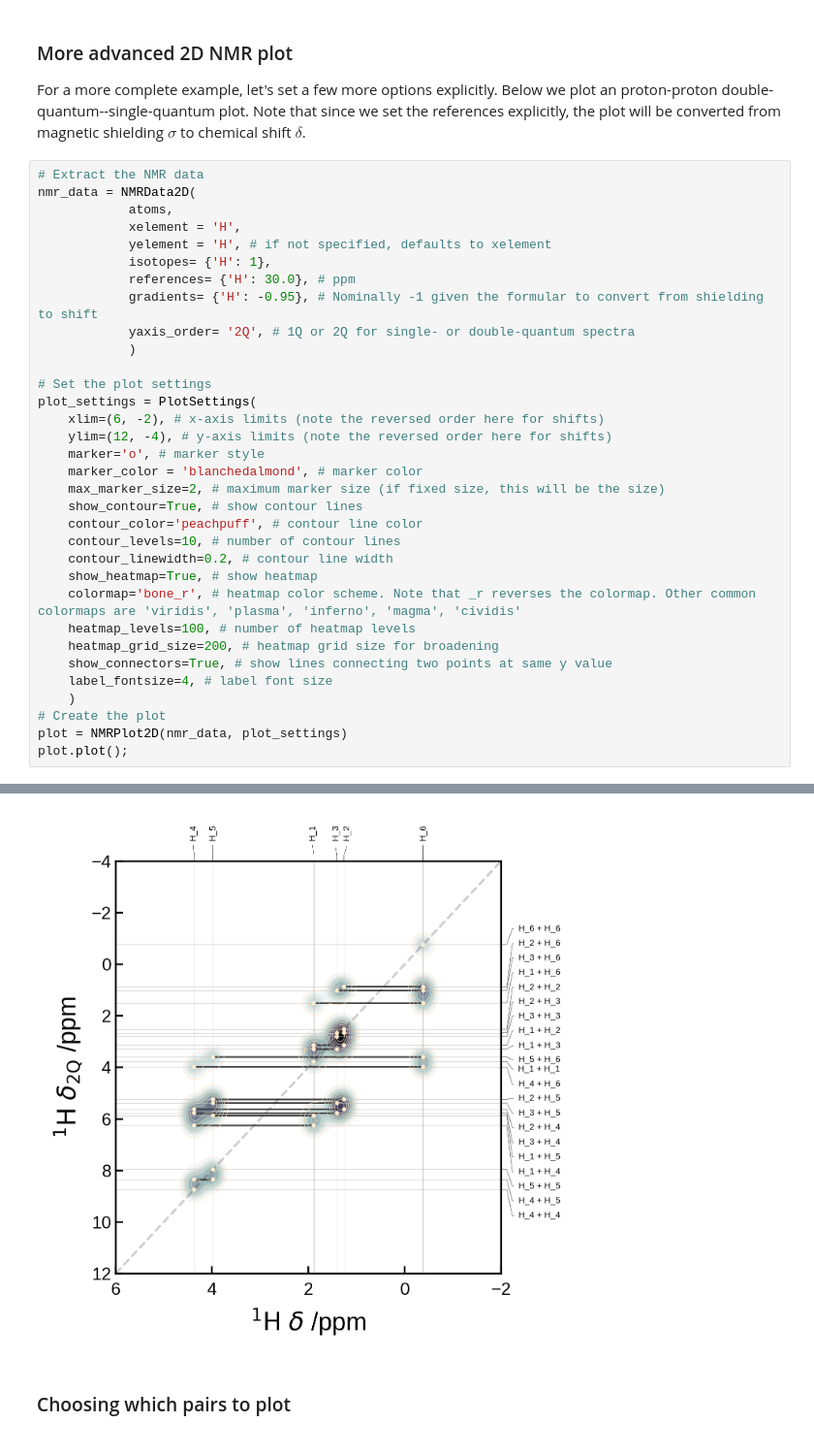
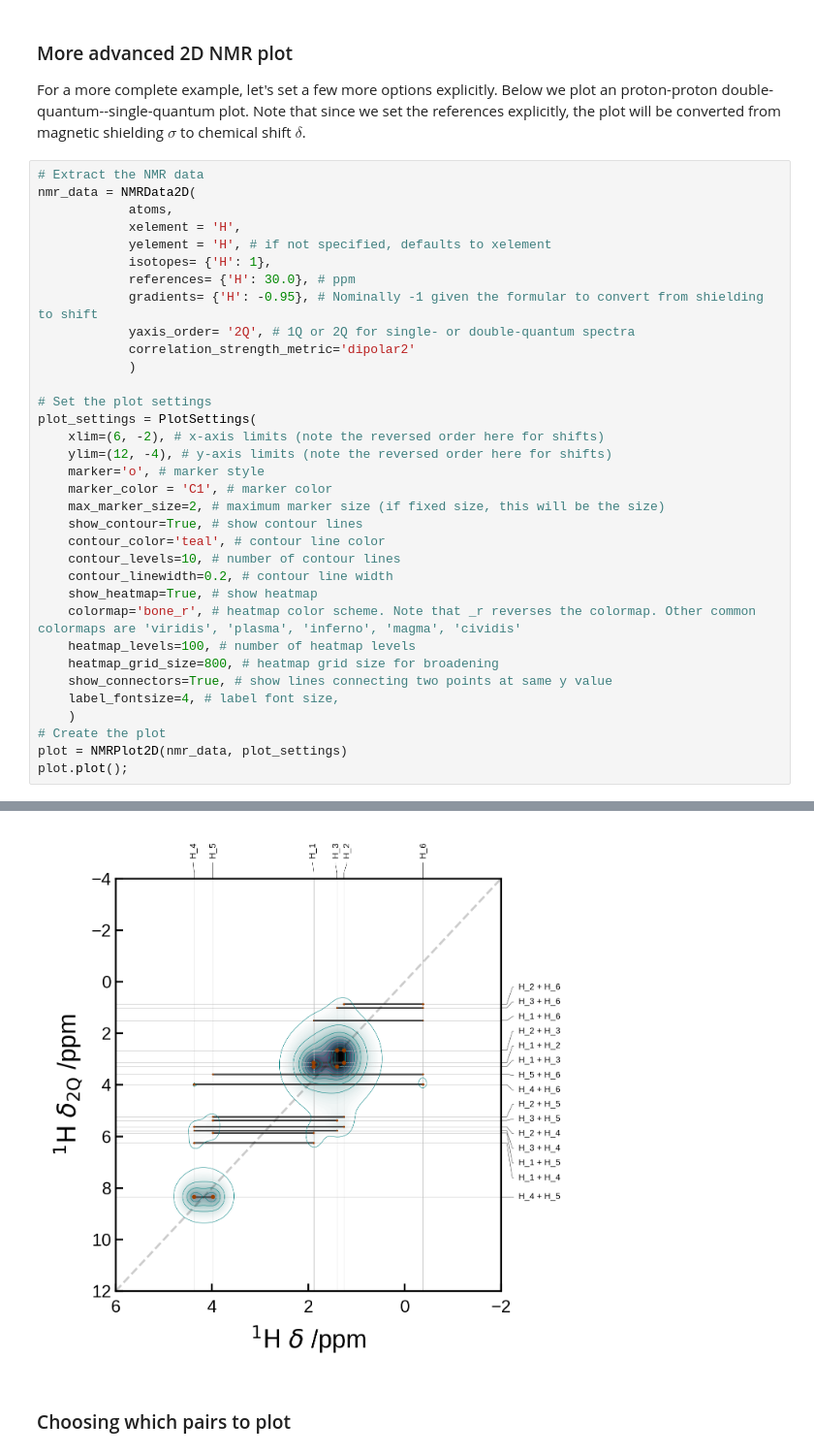
Before and after one commit to CCP-NC/soprano, a Jupyter notebook: tutorials/05-nmr.ipynb, the cells around one changed output, grey strips where cells are left out. Shown at 97% size. Cells and saved outputs as stored; diff of their text form.

```diff
--- a/tutorials/05-nmr.ipynb
+++ b/tutorials/05-nmr.ipynb
@@ -539,38 +540,39 @@ For a more complete example, let's set a few more options explicitly. Below we p
 # Extract the NMR data
 nmr_data = NMRData2D(
             atoms,
             xelement = 'H',
             yelement = 'H', # if not specified, defaults to xelement
             isotopes= {'H': 1},
             references= {'H': 30.0}, # ppm
             gradients= {'H': -0.95}, # Nominally -1 given the formular to convert from shielding to shift
             yaxis_order= '2Q', # 1Q or 2Q for single- or double-quantum spectra
+            correlation_strength_metric='dipolar2'
             )
 
 # Set the plot settings
 plot_settings = PlotSettings(
     xlim=(6, -2), # x-axis limits (note the reversed order here for shifts)
     ylim=(12, -4), # y-axis limits (note the reversed order here for shifts)
     marker='o', # marker style
-    marker_color = 'blanchedalmond', # marker color
+    marker_color = 'C1', # marker color
     max_marker_size=2, # maximum marker size (if fixed size, this will be the size)
     show_contour=True, # show contour lines
-    contour_color='peachpuff', # contour line color
+    contour_color='teal', # contour line color
     contour_levels=10, # number of contour lines
     contour_linewidth=0.2, # contour line width
     show_heatmap=True, # show heatmap
     colormap='bone_r', # heatmap color scheme. Note that _r reverses the colormap. Other common colormaps are 'viridis', 'plasma', 'inferno', 'magma', 'cividis'
     heatmap_levels=100, # number of heatmap levels
-    heatmap_grid_size=200, # heatmap grid size for broadening
+    heatmap_grid_size=800, # heatmap grid size for broadening
     show_connectors=True, # show lines connecting two points at same y value
-    label_fontsize=4, # label font size
+    label_fontsize=4, # label font size,
     )
 # Create the plot
 plot = NMRPlot2D(nmr_data, plot_settings)
 plot.plot();
 # %% [output]
   WARNING:  Elements {'C', 'O'} are not in the references dictionary and their reference will be set to zero. (/home/jks/coding/jks_soprano.worktrees/CCP-NC-master/soprano/properties/nmr/ms.py, line:  ...
-[figure, old version]
+[figure, new version]
 # %% [markdown]
 ###  Choosing which pairs to plot
 # %% [markdown]
```
Also changed, not shown: parts of 12 cells of this notebook, 6 other files.
